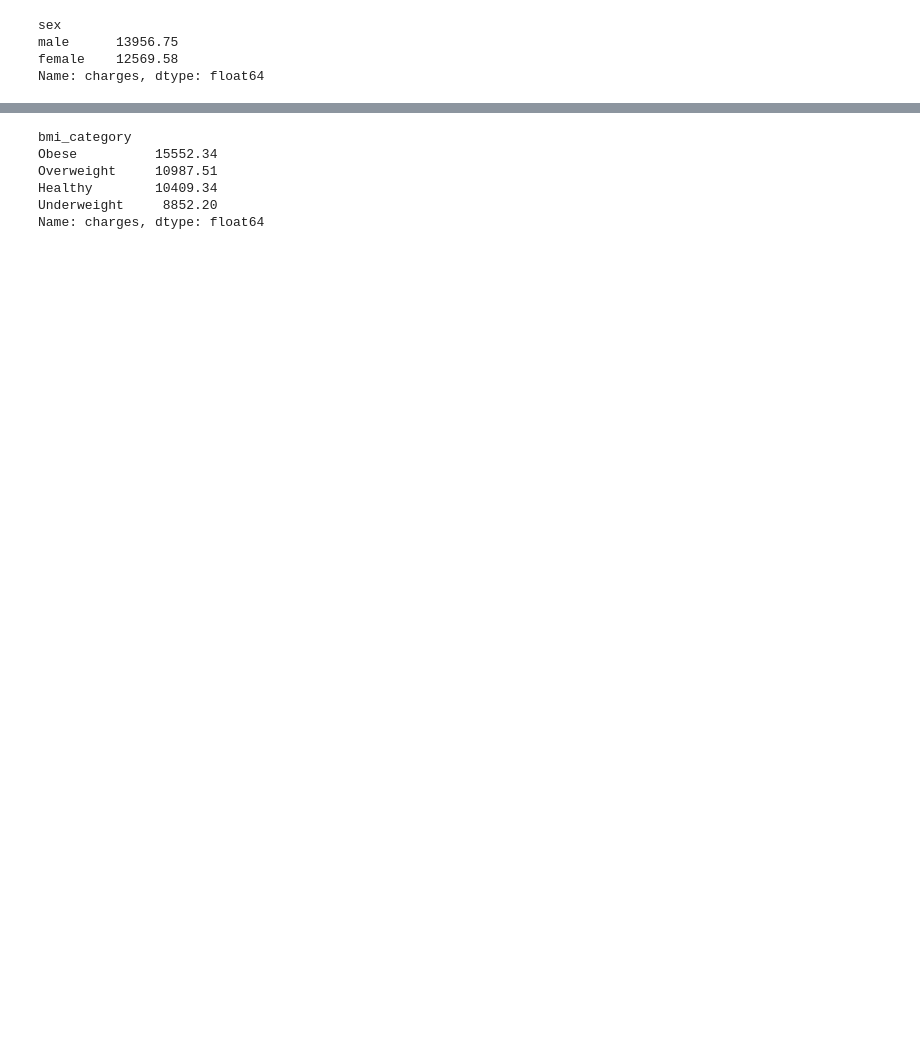
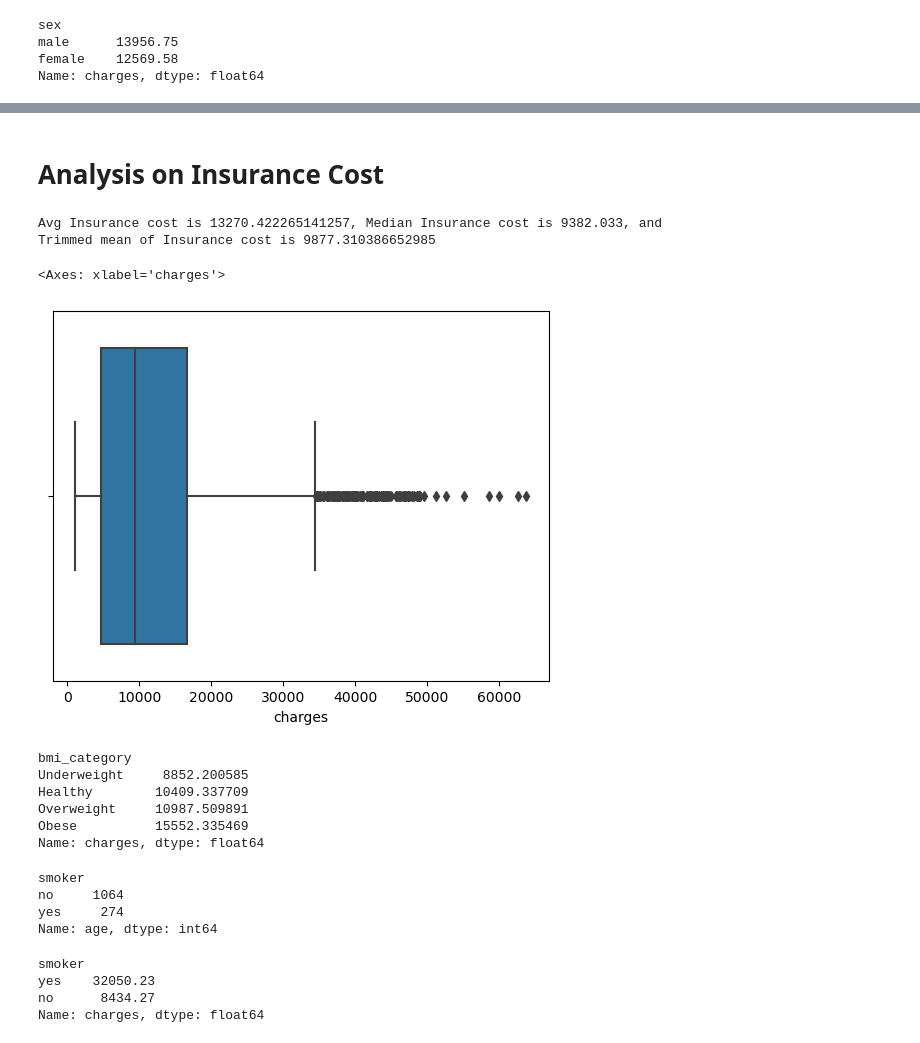
Before and after one commit to CloudWalker26/U.S.-Medical-Insurance-Costs, a Jupyter notebook: python-portfolio-project-starter-files/us-medical-insurance-costs.ipynb, the cells around one changed output, grey strips where cells are left out. Drawn from its saved outputs; the diff is of its cells as text; code cells hidden in the pictures; blank space fills up the shorter version.

```diff
--- a/python-portfolio-project-starter-files/us-medical-insurance-costs.ipynb
+++ b/python-portfolio-project-starter-files/us-medical-insurance-costs.ipynb
@@ -182,10 +237,42 @@ Name: charges, dtype: float64
+# %% [markdown]
+# Analysis on Insurance Cost
+# %%
+trmean_budget=trim_mean(df.charges,proportiontocut=0.2)
+
+
+print(f'''Avg Insurance cost is {(df.charges.mean())}, Median Insurance cost is {df.charges.median()}, and
+Trimmed mean of Insurance cost is {trmean_budget}
+''')
+
+sns.boxplot(data=df,x=df["charges"])
+# %% [output]
+Avg Insurance cost is 13270.422265141257, Median Insurance cost is 9382.033, and
+Trimmed mean of Insurance cost is 9877.310386652985
+<Axes: xlabel='charges'>
+[figure, added]
+# %%
+# Insurance cost based on BMI Category
+df.groupby(['bmi_category']).charges.mean().sort_values( ascending=True)
+# %% [output]
+bmi_category
+Underweight     8852.200585
+Healthy        10409.337709
+Overweight     10987.509891
+Obese          15552.335469
+Name: charges, dtype: float64
+# %%
+# Number of smokers
+df.groupby(['smoker']).age.size().round(2).sort_values(ascending=False)
+# %% [output]
+smoker
+no     1064
+yes     274
+Name: age, dtype: int64
 # %%
-# Insurance cost based on BMI Categ
-df.groupby(['bmi_category']).charges.mean().round(2).sort_values(ascending=False)
+# Insurance cost based on Smokers
+df.groupby(['smoker']).charges.mean().round(2).sort_values(ascending=False)
 # %% [output]
-bmi_category
-Obese          15552.34
-Overweight     10987.51
-Healthy        10409.34
-Underweight     8852.20
+smoker
+yes    32050.23
+no      8434.27
 Name: charges, dtype: float64
```
Also changed, not shown: parts of 30 cells of this notebook.
